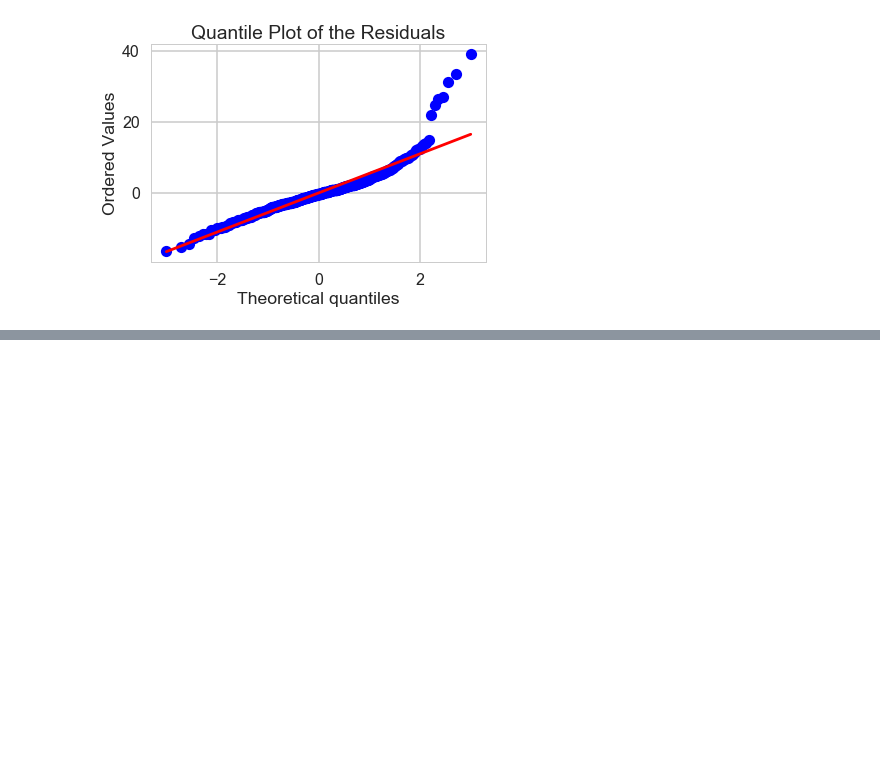
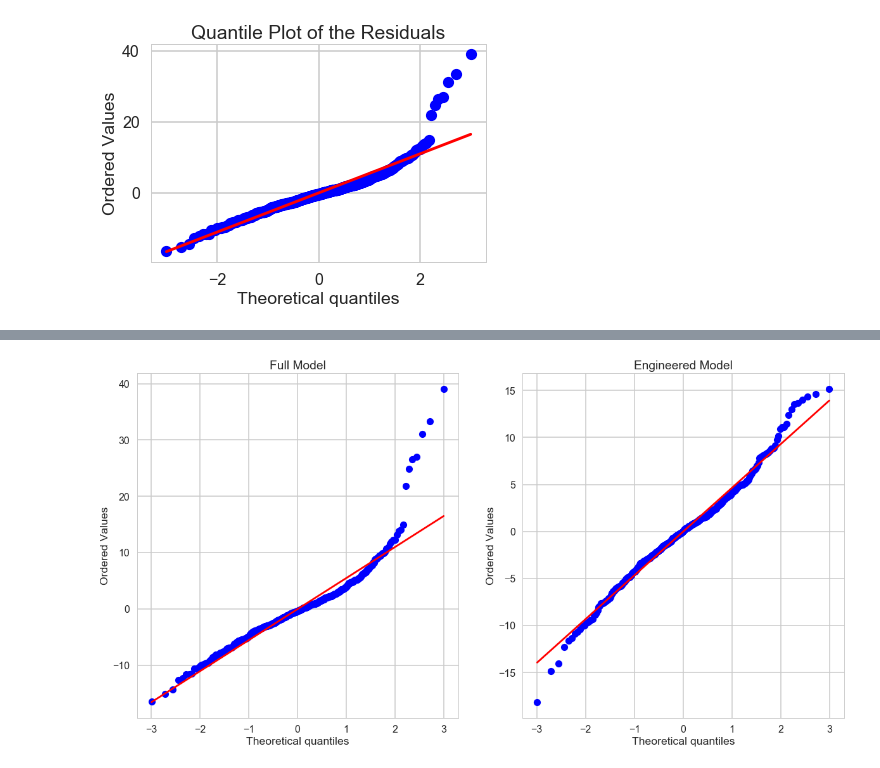
Before and after one commit to ddaly68/Springboard.DataScience, a Jupyter notebook: 8.5.1_LinearRegression/Mini_Project_Linear_Regression.ipynb, the cells around one changed output, grey strips where cells are left out. Saved outputs shown, nothing was run; the diff lists cells and outputs as text; code cells hidden in the pictures; blank space fills up the shorter version.

Commit message:
Update 8.5.1_LinearRegression/Mini_Project_Linear_Regression.ipynb
Updated notebook

```diff
--- a/8.5.1_LinearRegression/Mini_Project_Linear_Regression.ipynb
+++ b/8.5.1_LinearRegression/Mini_Project_Linear_Regression.ipynb
@@ -909,0 +912,8 @@ _ = plt.title('Quantile Plot of the Residuals');
+# %%
+# ferret out large residuals
+bos['FITTED'] = model.fittedvalues
+bos['RESIDUALS'] = model.resid
+
+large_residuals = bos[bos.RESIDUALS > 20]
+len(large_residuals)
+large_residuals
@@ -909,0 +954,26 @@ _ = plt.title('Quantile Plot of the Residuals');
+# %%
+#  Remove the outliers and high leverage points from your model and run the regression again. How do the results change?
+os = model.outlier_test(order=True)
+lg = os.nlargest(7, 'student_resid')
+outliers = list(lg.index)
+print('outliers:',outliers)
+
+# pick top 5 leverage points
+model_cooks = model.get_influence().cooks_distance[0]
+
+leverage_top_5 = list(np.flip(np.argsort(model_cooks), 0)[:5])
+
+print('leverage:',leverage_top_5)
+
+to_remove = set(outliers  + leverage_top_5)
+to_remove = list(to_remove)
+
+boscleaned = bos.drop(bos.index[to_remove])
+
+# bos.count()-bos2.count()
+# Remove the outliers and high leverage points from your model and run the regression again.
+
+reduced = ols('PRICE ~ CRIM + RM + PTRATIO', boscleaned).fit()
+print('Summary of full model\n{}\n'.format(model.summary()))
+
+print('Summary of reduced model\n{}\n'.format(reduced.summary()))
@@ -909,0 +998,12 @@ _ = plt.title('Quantile Plot of the Residuals');
+# %%
+plt.figure(figsize=(20, 10))
+
+plt.subplot(1, 2, 1)
+stats.probplot(model.resid, plot=pylab)
+_ = plt.title('Full Model');
+
+plt.subplot(1, 2, 2)
+stats.probplot(reduced.resid, plot=pylab)
+_ = plt.title('Engineered Model');
+# %% [output]
+[figure, added]
```
Also changed, not shown: parts of 7 cells of this notebook.
